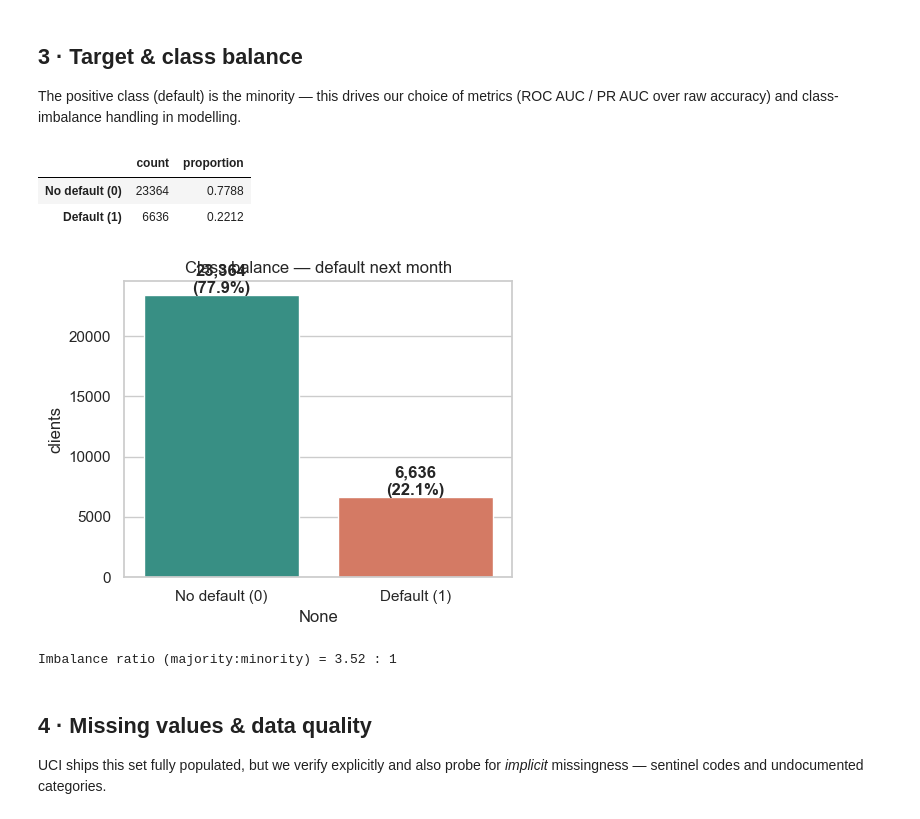
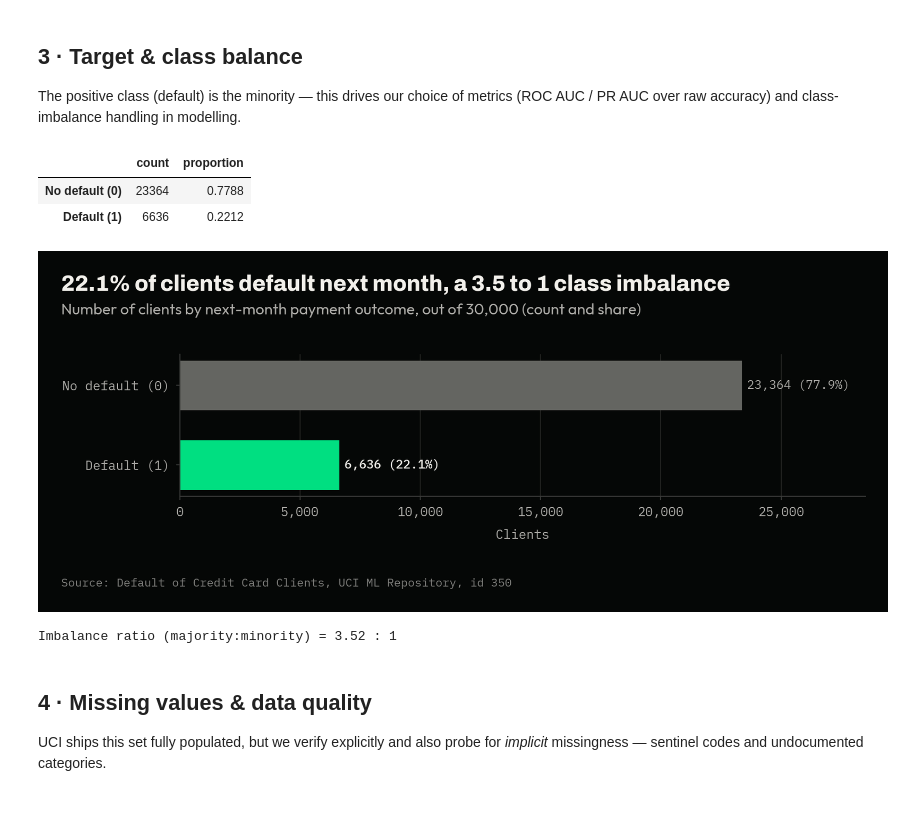
Before and after one commit to mauvilar/Proyectos-data-science, a Jupyter notebook: credit-risk-scoring/01_eda.ipynb, the cells around one changed output. Drawn from its saved outputs; the diff is of its cells as text; code cells hidden in the pictures.

```diff
--- a/credit-risk-scoring/01_eda.ipynb
+++ b/credit-risk-scoring/01_eda.ipynb
@@ -135,28 +152,35 @@ The positive class (default) is the minority — this drives our choice of metri
 # %%
 counts = df[TARGET_COLUMN].value_counts().sort_index()
 rates = df[TARGET_COLUMN].value_counts(normalize=True).sort_index()
 balance = pd.DataFrame({"count": counts, "proportion": rates.round(4)})
 balance.index = ["No default (0)", "Default (1)"]
 display(balance)
 
-fig, ax = plt.subplots(figsize=(5, 4))
-sns.barplot(x=balance.index, y=balance["count"], hue=balance.index,
-            palette=["#2a9d8f", "#e76f51"], legend=False, ax=ax)
-for i, v in enumerate(balance["count"]):
-    ax.text(i, v + 200, f"{v:,}\n({rates.iloc[i]:.1%})", ha="center", fontweight="bold")
-ax.set_title("Class balance — default next month")
-ax.set_ylabel("clients")
-fig.tight_layout()
-fig.savefig(REPORTS / "class_balance.png", dpi=120)
+imbalance = counts.max() / counts.min()
+fig, ax = plt.subplots(figsize=(9, 3.8))
+bars = ax.barh(balance.index, balance["count"], height=0.62,
+               color=colors(balance.index, "Default (1)"))
+label_bars(ax, bars, [f"{v:,} ({r:.1%})" for v, r in zip(balance["count"], rates)], highlight={1})
+ax.invert_yaxis()
+ax.set_xlim(0, balance["count"].max() * 1.22)
+ax.set_xlabel("Clients")
+thousands(ax, "x")
+grid(ax, "x")
+compose(
+    fig,
+    f"{rates.iloc[1]:.1%} of clients default next month, a {imbalance:.1f} to 1 class imbalance",
+    f"Number of clients by next-month payment outcome, out of {len(df):,} (count and share)",
+    SOURCE,
+)
+fig.savefig(REPORTS / "class_balance.png")
 plt.show()
 
-imbalance = counts.max() / counts.min()
 print(f"Imbalance ratio (majority:minority) = {imbalance:.2f} : 1")
 # %% [output]
 |  | count | proportion |
 | No default (0) | 23364 | 0.7788 |
 | Default (1) | 6636 | 0.2212 |
-[figure, old version]
+[figure, new version]
 Imbalance ratio (majority:minority) = 3.52 : 1
 # %% [markdown]
 ## 4 · Missing values & data quality
```
Also changed, not shown: parts of 12 cells of this notebook, 2 other files.
